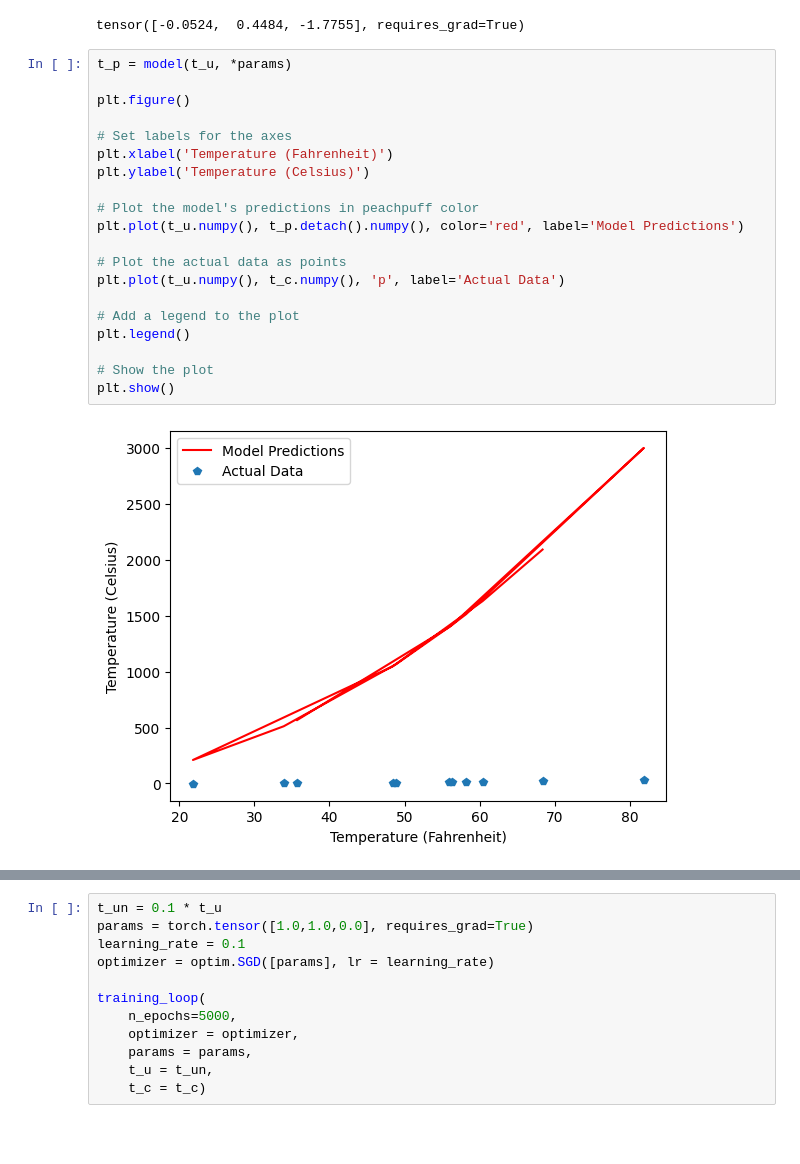
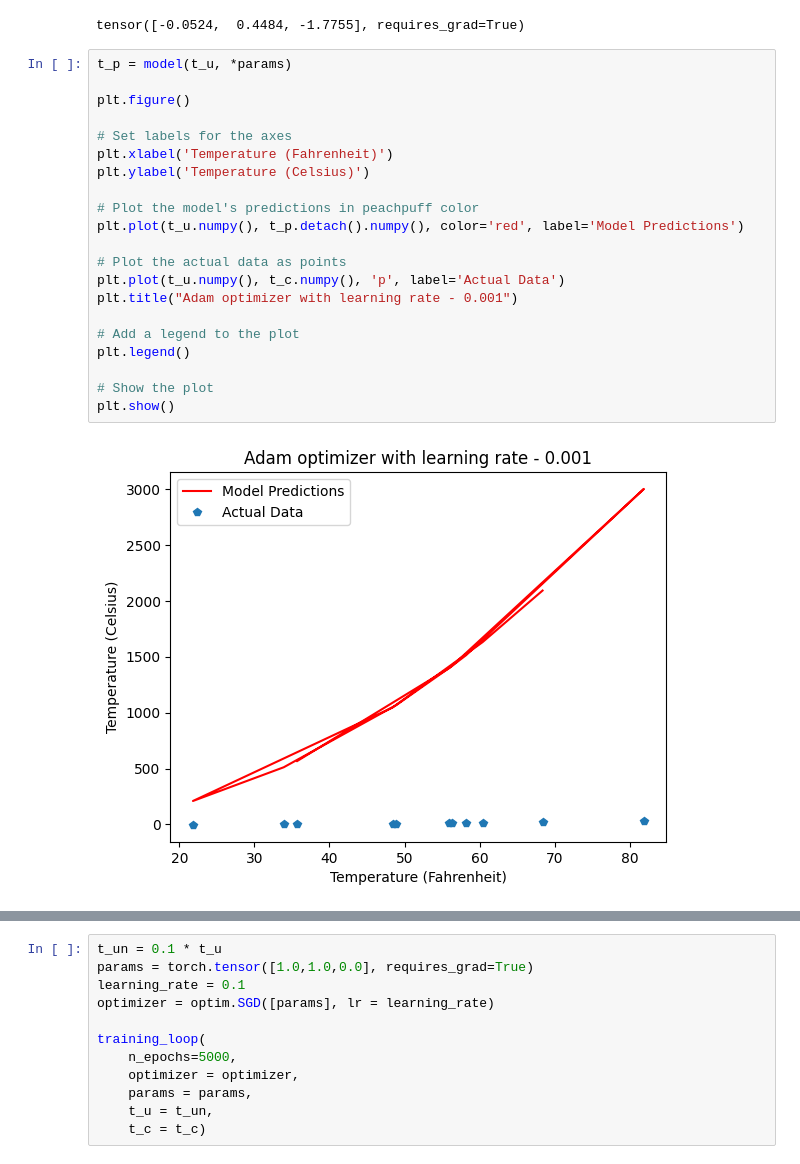
Before and after one commit to Dhanush-adk/machine_learning, a Jupyter notebook: assignment_5/assignment_5.ipynb, the cells around one changed output, grey strips where cells are left out. Cells and saved outputs as stored; diff of their text form; blank space fills up the shorter version.

```diff
--- a/assignment_5/assignment_5.ipynb
+++ b/assignment_5/assignment_5.ipynb
@@ -186,23 +192,24 @@ tensor([-0.0524,  0.4484, -1.7755], requires_grad=True)
 # %%
 t_p = model(t_u, *params)
 
 plt.figure()
 
 # Set labels for the axes
 plt.xlabel('Temperature (Fahrenheit)')
 plt.ylabel('Temperature (Celsius)')
 
 # Plot the model's predictions in peachpuff color
 plt.plot(t_u.numpy(), t_p.detach().numpy(), color='red', label='Model Predictions')
 
 # Plot the actual data as points
 plt.plot(t_u.numpy(), t_c.numpy(), 'p', label='Actual Data')
+plt.title("Adam optimizer with learning rate - 0.001")
 
 # Add a legend to the plot
 plt.legend()
 
 # Show the plot
 plt.show()
 # %% [output]
-[figure, old version]
+[figure, new version]
 # %%
```
Also changed, not shown: parts of 80 cells of this notebook.
